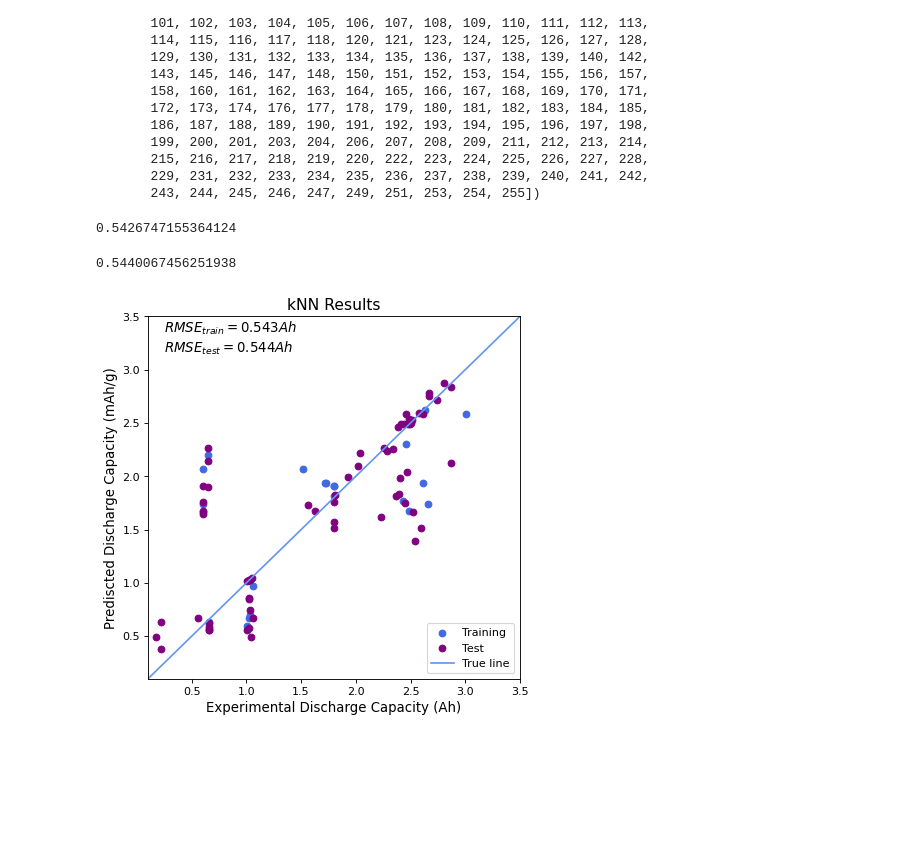
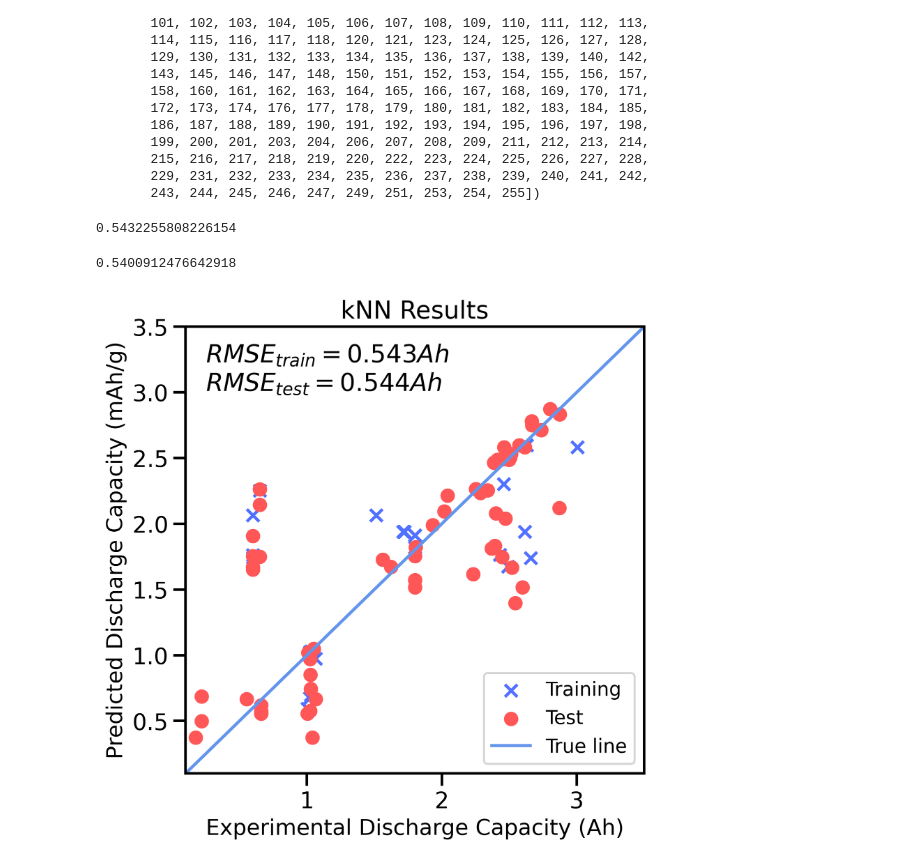
Before and after one commit to SZ-Jasper/SELEC, a Jupyter notebook: supplementary/KNN_Regression.ipynb, the cells around one changed output. Cells and saved outputs as stored; diff of their text form; code cells hidden in the pictures; blank space fills up the shorter version.

```diff
--- a/supplementary/KNN_Regression.ipynb
+++ b/supplementary/KNN_Regression.ipynb
@@ -8,5 +9,5 @@ import unittest
 # %%
-df_battery = pd.read_csv('Battery_Dataset.csv')
+df_battery = pd.read_csv('../data/Battery_Dataset.csv')
 # %% [markdown]
 ## K-Nearest Neighbor Regression
 # %%
@@ -219,7 +220,7 @@ array([  0,   1,   2,   3,   4,   5,   6,   7,   8,   9,  10,  11,  12,
 Train_results =pd.DataFrame (train_results,columns=train_results_name)
 np.average(Train_results['RMSE'])
 # %% [output]
-0.5426747155364124
+0.5432255808226154
 # %%
 #Test-set Validation
 KNN_model =KNeighborsRegressor(n_neighbors=7, algorithm = 'auto', weights = 'uniform')
@@ -232,24 +233,25 @@ mse = mean_squared_error(y_predict, y_test)
 RMSE = np.sqrt(mse)
 RMSE
 # %% [output]
-0.5440067456251938
+0.5400912476642918
 # %%
-figure(figsize=(6, 6), dpi=80)
+sns.set_context('talk')
+figure(figsize=(6, 6), dpi=300)
 
 plt.axis([0.1,3.5,0.1,3.5])
-plt.scatter(x = y_validate, y = y_train_predicted, c='royalblue',label='Training')
-plt.scatter(x = y_test, y = y_predict, c='purple',label='Test')
+plt.scatter(x = y_validate, y = y_train_predicted, marker = 'x', c='#5271FF',label='Training')
+plt.scatter(x = y_test, y = y_predict, c='#FF5757',label='Test')
 plt.plot([0,5],[0,5],label ='True line',c='cornflowerblue')
-plt.legend(loc='lower right')
-plt.title(label='kNN Results', fontsize = 14)
+plt.legend(loc='lower right', fontsize = 14)
+plt.title(label='kNN Results')
 
-plt.xlabel(r'Experimental Discharge Capacity (Ah)',fontsize = 12)
-plt.ylabel(r'Prediscted Discharge Capacity (mAh/g)',fontsize = 12)
-plt.text(0.25, 3, r'$RMSE_{train}=0.543Ah$'+'\n'+r'$RMSE_{test}=0.544Ah$' +"\n", fontsize = 12)
-plt.savefig('KNN-Predicted-vs-test.png',dpi=600)
+plt.xlabel(r'Experimental Discharge Capacity (Ah)', fontsize = 16)
+plt.ylabel(r'Predicted Discharge Capacity (mAh/g)', fontsize = 16)
+plt.text(0.25, 2.8, r'$RMSE_{train}=0.543Ah$'+'\n'+r'$RMSE_{test}=0.544Ah$' +"\n")
+#plt.savefig('KNN-Predicted-vs-test.png',dpi=600)
 plt.show()
 # %% [output]
-[figure, old version]
+[figure, new version]
 # %%
 # ac = df_battery['anode'].unique()
 # cc = df_battery['cathode'].unique()
```
Also changed, not shown: parts of 1 cell of this notebook.
